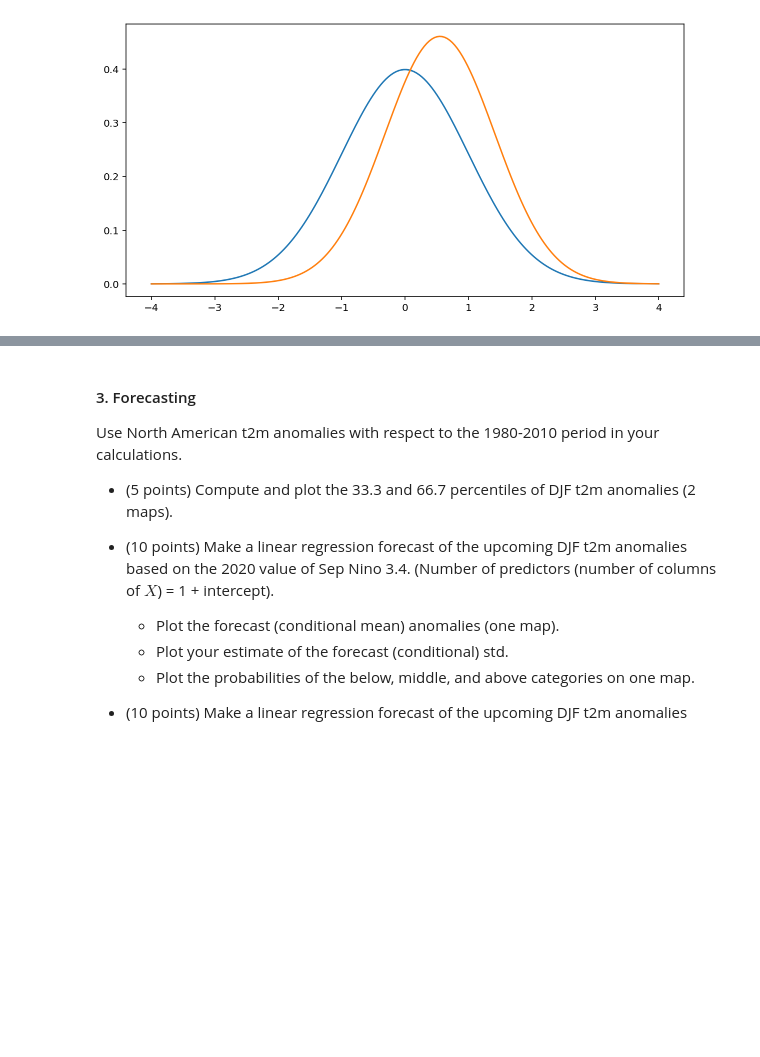
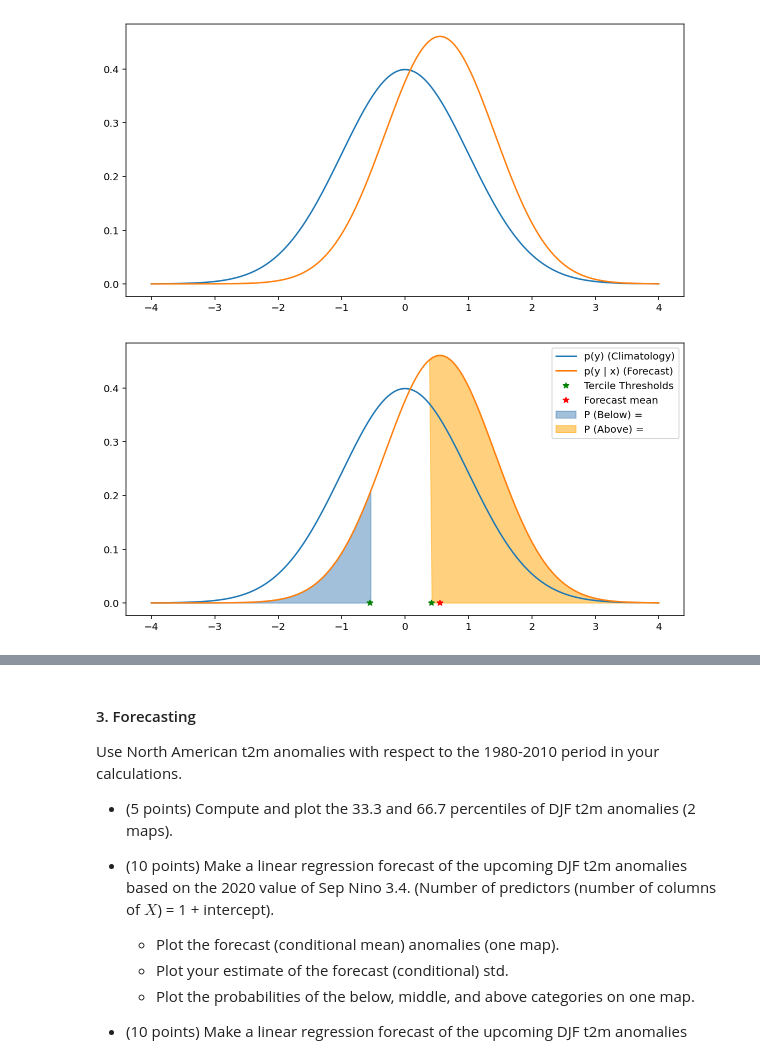
Before and after one commit to jp3993/apma4990-jp3993, a Jupyter notebook: HW-05.ipynb, the cells around one changed output, grey strips where cells are left out. Drawn from its saved outputs; the diff is of its cells as text; code cells hidden in the pictures; blank space fills up the shorter version.

```diff
--- a/HW-05.ipynb
+++ b/HW-05.ipynb
@@ -606,6 +606,34 @@ ax.plot(x, stats.norm.pdf(x, loc = mu_y, scale = sigma_y), label = 'p(y) (Climat
 ax.plot(x, stats.norm.pdf(x, loc = mu_f, scale = sigma_f), label = 'p(y | x) (Forecast)');
 # %% [output]
 [figure]
+# %%
+
+x = np.linspace(-4 , 4, 200)
+
+# Climatology
+mu_y = 0.0
+sigma_y = 1.
+# forecast (conditional)
+mu_f = 0.55
+sigma_f = np.sqrt(1 - 0.5**2)
+
+#m = np.mean(sigma_f)
+
+fig, ax = plt.subplots(figsize = (10, 5))
+
+ax.plot(x, stats.norm.pdf(x, loc = mu_y, scale = sigma_y), label = 'p(y) (Climatology)');
+ax.plot(x, stats.norm.pdf(x, loc = mu_f, scale = sigma_f), label = 'p(y | x) (Forecast)');
+
+ax.plot([-mu_f, (mu_f - 0.13)], [0, 0], '*g', label = 'Tercile Thresholds')
+ax.plot(mu_f, 0, '*r', label = 'Forecast mean')
+
+ax.fill_between(x, stats.norm.pdf(x, loc = mu_f, scale = sigma_f), 0, where=(x <= -0.53), color='steelblue', alpha=0.5, interpolate=True, label = 'P (Below) = ')
+ax.fill_between(x, stats.norm.pdf(x, loc = mu_f, scale = sigma_f), 0, where=(x >= (mu_f - 0.13)), color='orange', alpha=0.5, interpolate=True, label = 'P (Above) = ')
+
+ax.legend()
+plt.show()
+# %% [output]
+[figure, added]
 # %%
 x = np.linspace(-4 , 4, 200)
 
```
Also changed, not shown: parts of 8 cells of this notebook.
